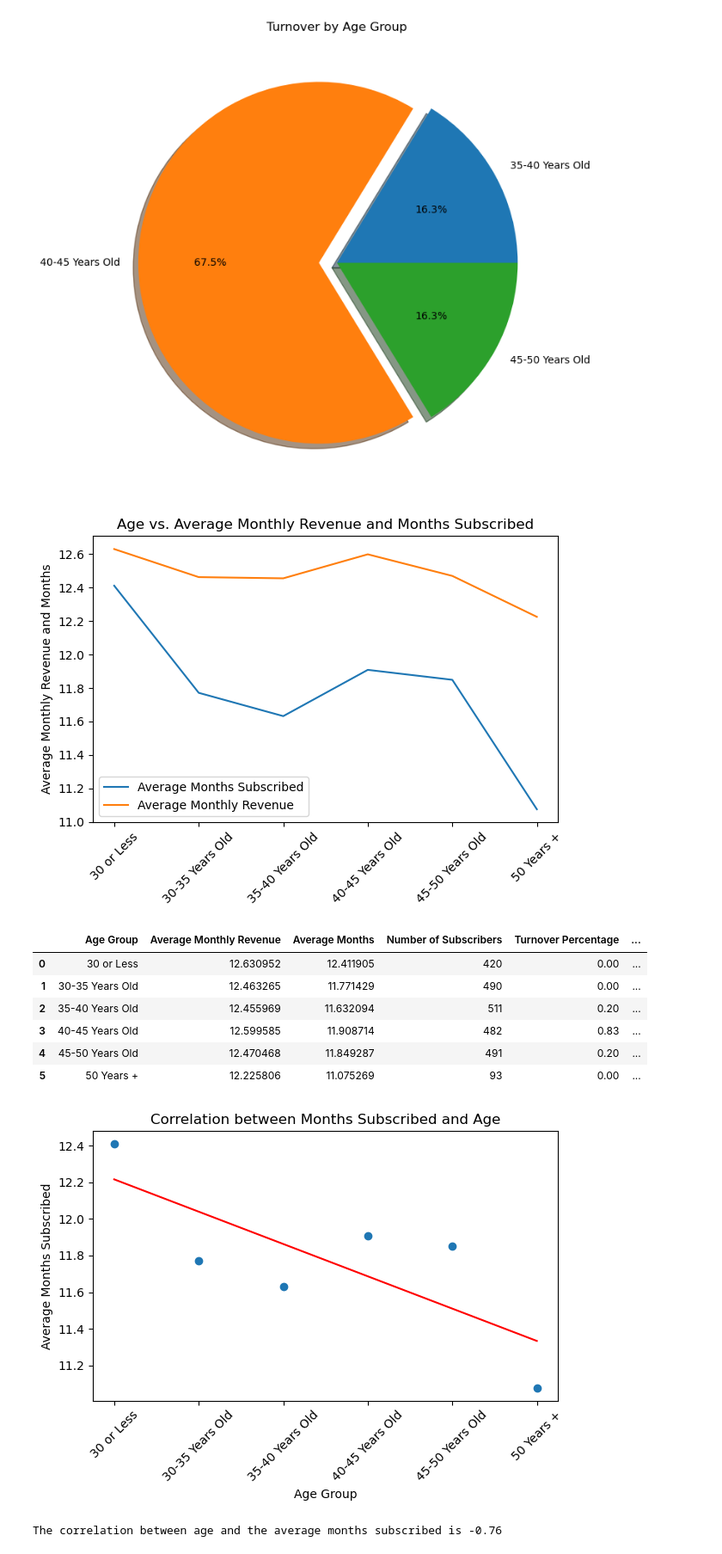
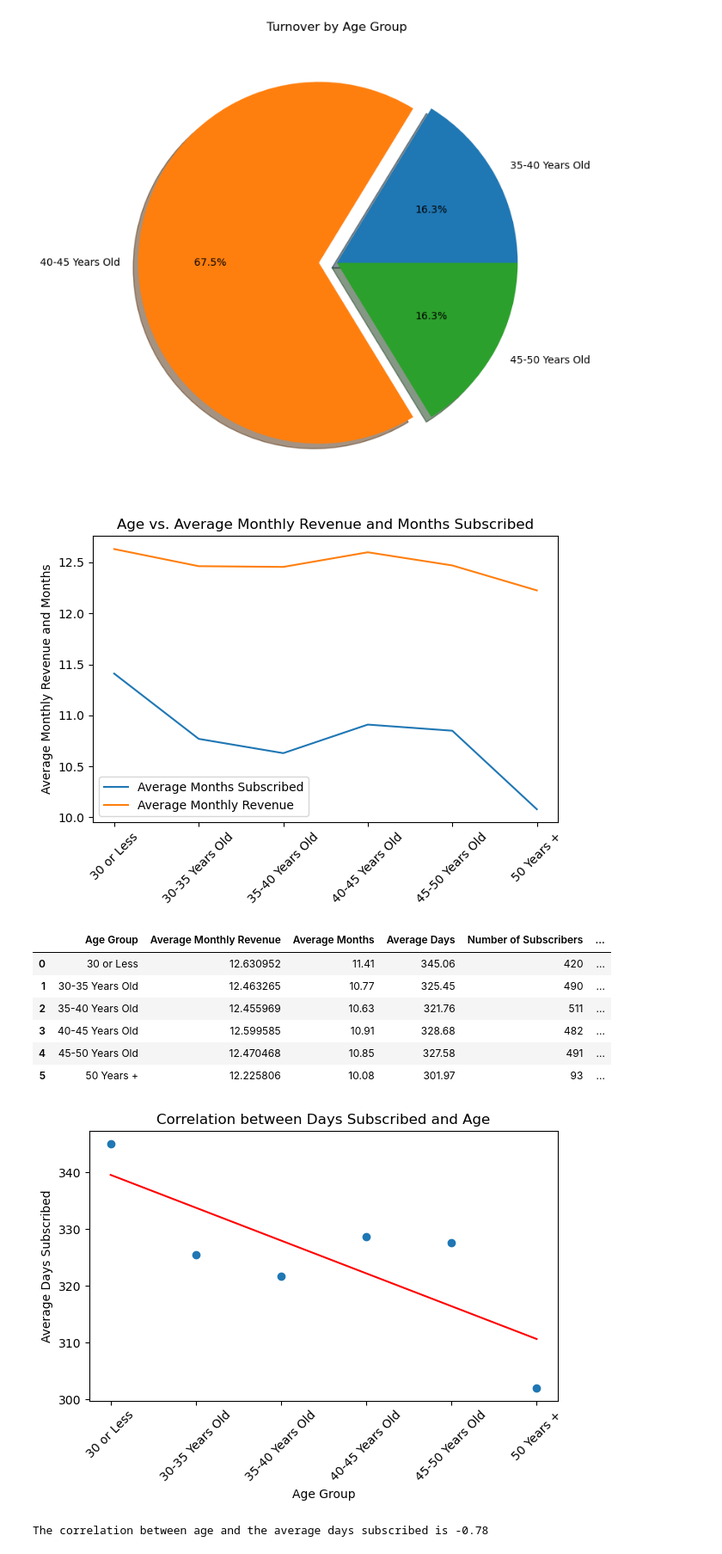
Before and after one commit to zonaj2/Netflix-User-EDA, a Jupyter notebook: main.ipynb, the cells around one changed output. Shown at 86% size. Drawn from its saved outputs; the diff is of its cells as text; code cells hidden in the pictures.

```diff
--- a/main.ipynb
+++ b/main.ipynb
@@ -228,7 +268,7 @@ netflix_df["Days Subscribed"] = (netflix_df["Last Payment Date"] - netflix_df["J
 
 # Create new column to show number of months subscribed since joining.
 netflix_df["Months Subscribed"]= ((netflix_df["Last Payment Date"].dt.year - netflix_df["Join Date"].dt.year) * 12
-                                + (netflix_df["Last Payment Date"].dt.month - netflix_df["Join Date"].dt.month)+1)
+                                + (netflix_df["Last Payment Date"].dt.month - netflix_df["Join Date"].dt.month))
 #Show Data
 netflix_df.head()
 # %% [output]
@@ -264,6 +304,7 @@ netflix_df["Age Group"] = pd.cut(netflix_df["Age"], bins=bins, labels=labels)
 # Group data by age bin group created to show average months subscribed, average monthly revenue and turnover rate
 avg_monthly = netflix_df.groupby(["Age Group"])["Monthly Revenue"].mean()
 avg_months = netflix_df.groupby(["Age Group"])["Months Subscribed"].mean()
+avg_days = netflix_df.groupby(["Age Group"])["Days Subscribed"].mean()
 turnover_count = netflix_df[netflix_df["Days Subscribed"] <= 31].groupby(["Age Group"])["Days Subscribed"].count()
 counts_group = netflix_df.groupby(["Age Group"])["User ID"].count()
 turnover_percent = round(turnover_count/ counts_group * 100,2)
@@ -271,11 +312,12 @@ turnover_percent = round(turnover_count/ counts_group * 100,2)
 # Assemble into DataFrame
 age_summary = pd.DataFrame(
                                 {"Average Monthly Revenue": avg_monthly,
-                                "Average Months": avg_months,
+                                "Average Months": round(avg_months,2),
+                                 "Average Days": round(avg_days,2),
                                 "Number of Subscribers": counts_group,
                                 "Turnover Percentage": turnover_percent})
 age_sum = age_summary.reset_index()
-#age_sum["Turnover Percentage"] = age_sum["Turnover Percentage"].map("{:,.2f}%".format)
+
 # Display results
 age_sum
 # %% [output]
@@ -318,7 +360,7 @@ plt.savefig('./output/Age_Rev_Months.png')
 # show the graph
 plt.show()
 # %% [output]
-[figure, old version]
+[figure, new version]
 # %%
 # Create a group mapping and numeric value for each group to determine correlation and plot a regression line
 age_group_mapping = {
@@ -334,38 +376,42 @@ age_sum['Age Group Numeric'] = age_sum['Age Group'].map(age_group_mapping)
 age_sum['Age Group Numeric'] = age_sum['Age Group Numeric'].astype(int)
 age_sum
 # %% [output]
-|  | Age Group | Average Monthly Revenue | Average Months | Number of Subscribers | Turnover Percentage | ... |
-| 0 | 30 or Less | 12.630952 | 12.411905 | 420 | 0.00 | ... |
-| 1 | 30-35 Years Old | 12.463265 | 11.771429 | 490 | 0.00 | ... |
-| 2 | 35-40 Years Old | 12.455969 | 11.632094 | 511 | 0.20 | ... |
-| 3 | 40-45 Years Old | 12.599585 | 11.908714 | 482 | 0.83 | ... |
-| 4 | 45-50 Years Old | 12.470468 | 11.849287 | 491 | 0.20 | ... |
-| 5 | 50 Years + | 12.225806 | 11.075269 | 93 | 0.00 | ... |
+|  | Age Group | Average Monthly Revenue | Average Months | Average Days | Number of Subscribers | ... |
+| 0 | 30 or Less | 12.630952 | 11.41 | 345.06 | 420 | ... |
+| 1 | 30-35 Years Old | 12.463265 | 10.77 | 325.45 | 490 | ... |
+| 2 | 35-40 Years Old | 12.455969 | 10.63 | 321.76 | 511 | ... |
+| 3 | 40-45 Years Old | 12.599585 | 10.91 | 328.68 | 482 | ... |
+| 4 | 45-50 Years Old | 12.470468 | 10.85 | 327.58 | 491 | ... |
+| 5 | 50 Years + | 12.225806 | 10.08 | 301.97 | 93 | ... |
 # %%
 # Use the Pearson correlation coefficient to calculate the correlation between age
-# and average months subscribed. Correlations range from -1 to 1 with 0 implying no correlation.
-correlation = st.pearsonr(age_sum["Age Group Numeric"],age_sum["Average Months"])
+# and average days subscribed. Correlations range from -1 to 1 with 0 implying no correlation.
+correlation = st.pearsonr(age_sum["Age Group Numeric"],age_sum["Average Days"])
+
 # Perform a linear regression
-pe_slope, pe_int, pe_r, pe_p, pe_std_err = st.linregress(age_sum["Age Group Numeric"],age_sum["Average Months"])
+pe_slope, pe_int, pe_r, pe_p, pe_std_err = st.linregress(age_sum["Age Group Numeric"],age_sum["Average Days"])
+
 # Create equation of regression line
 pe_fit = pe_slope * age_sum["Age Group Numeric"] + pe_int
+
 # Plot and show the linear model on top
-plt.scatter(age_sum["Age Group"],age_sum["Average Months"])
+plt.scatter(age_sum["Age Group"],age_sum["Average Days"])
 plt.plot(age_sum["Age Group"], pe_fit, "-", color="red")
 plt.xlabel("Age Group")
-plt.ylabel("Average Months Subscribed")
-plt.title("Correlation between Months Subscribed and Age")
+plt.ylabel("Average Days Subscribed")
+plt.title("Correlation between Days Subscribed and Age")
 plt.xticks(rotation=45)
 plt.tight_layout()
+
 
 # export the graph to a text file
 plt.savefig('./output/Correlation.png')
 
 # show the graph
 plt.show()
 
-#print the correlation between age and average months subscribed
-print(f'The correlation between age and the average months subscribed is {round(correlation[0],2)}')
+#print the correlation between age and average days subscribed
+print(f'The correlation between age and the average days subscribed is {round(correlation[0],2)}')
 # %% [output]
-[figure, old version]
+[figure, new version]
-The correlation between age and the average months subscribed is -0.76
+The correlation between age and the average days subscribed is -0.78
```
Also changed, not shown: parts of 8 cells of this notebook.
